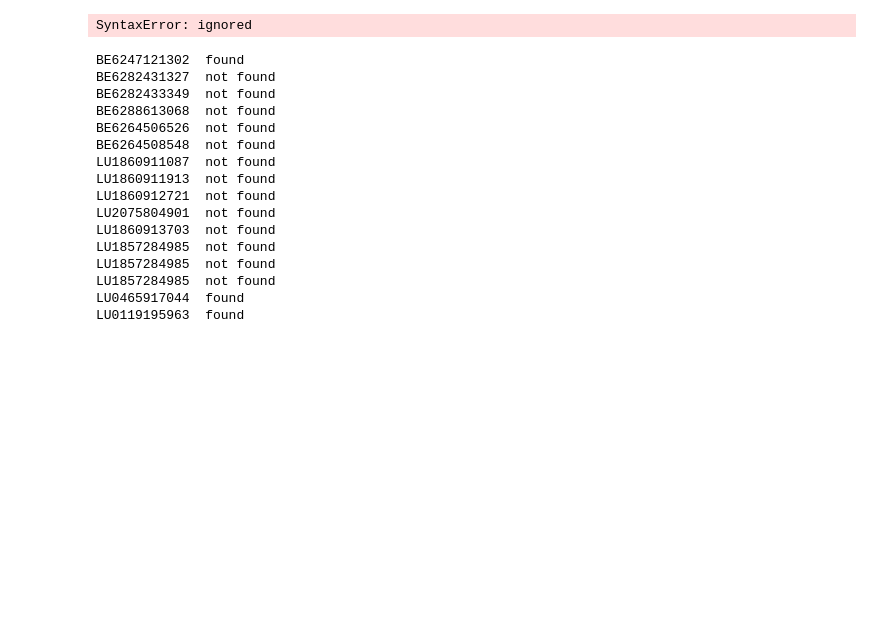
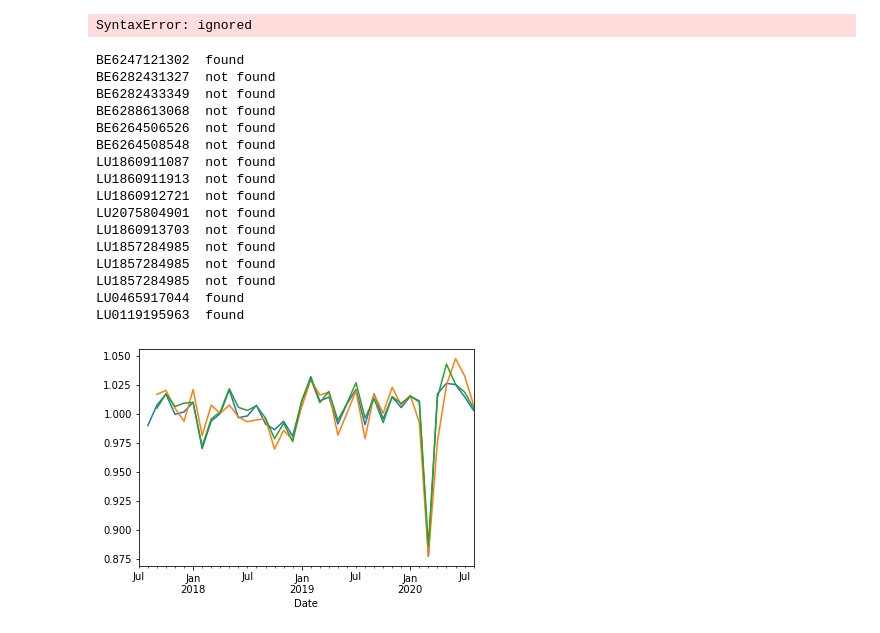
Before and after one commit to Smartsie/Invest, a Jupyter notebook: Invest.ipynb, the cells around one changed output. Cells and saved outputs as stored; diff of their text form; code cells hidden in the pictures; blank space fills up the shorter version.

```diff
--- a/Invest.ipynb
+++ b/Invest.ipynb
@@ -126,35 +126,37 @@ fonds=[]
 for isin in funds_list:
   try:
     fund_name,fund_country=search(isin,funds_dict)
     df = investpy.get_fund_historical_data(fund=fund_name, country=fund_country, from_date='01/01/2000', to_date='09/08/2020')
     # Resample by week.
-    df=df.resample('w').mean()
+    df=df.resample('M').mean()
     # Calculate the ratio
-    df['Variation']=df['Close']/df['Close'].shift(1)
+    df['Variation']=df['Close']/(df['Close'].shift(1))
     mean_=df['Variation'].mean()
     std_=df['Variation'].std()
     fonds.append([isin,mean_,std_])
     print(isin,' found')
+    df.Variation.plot()
   except:
     print(isin,' not found')
 fonds=pd.DataFrame(fonds,columns=['isin','mean','std'])
 # %% [output]
 BE6247121302  found
 BE6282431327  not found
 BE6282433349  not found
 BE6288613068  not found
 BE6264506526  not found
 BE6264508548  not found
 LU1860911087  not found
 LU1860911913  not found
 LU1860912721  not found
 LU2075804901  not found
 LU1860913703  not found
 LU1857284985  not found
 LU1857284985  not found
 LU1857284985  not found
 LU0465917044  found
 LU0119195963  found
+[figure, added]
 # %%
 fonds
 # %% [output]
```
Also changed, not shown: parts of 13 cells of this notebook.
